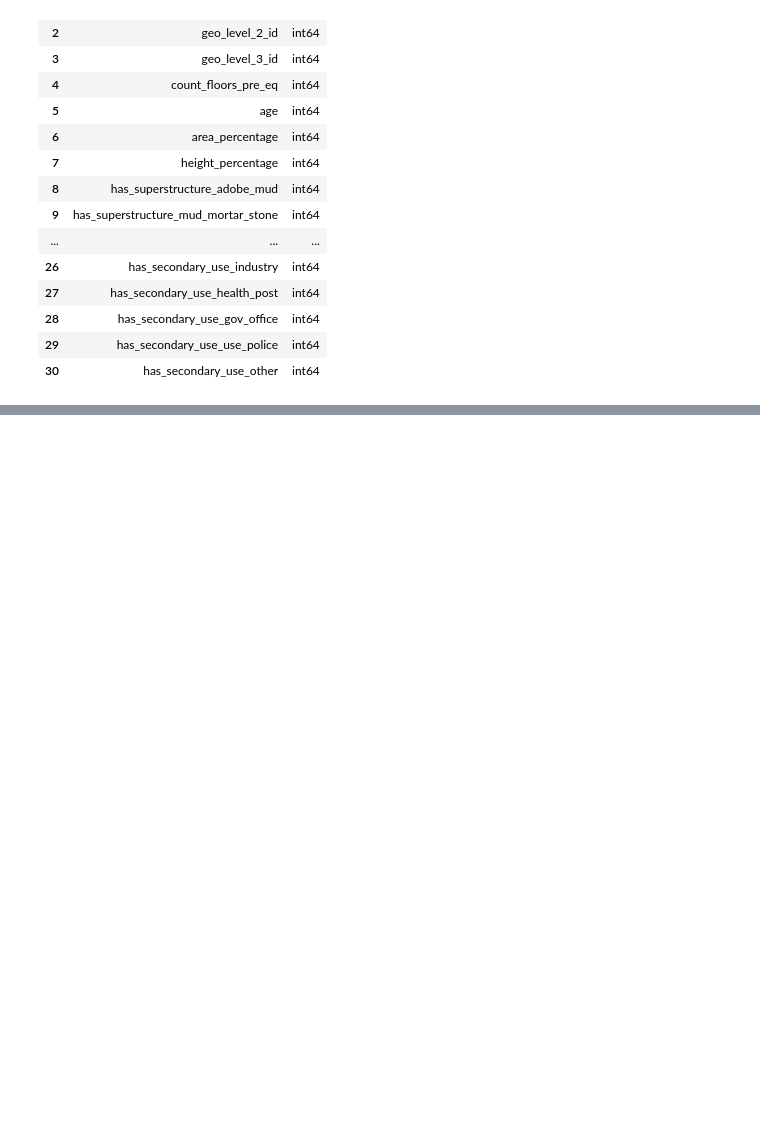
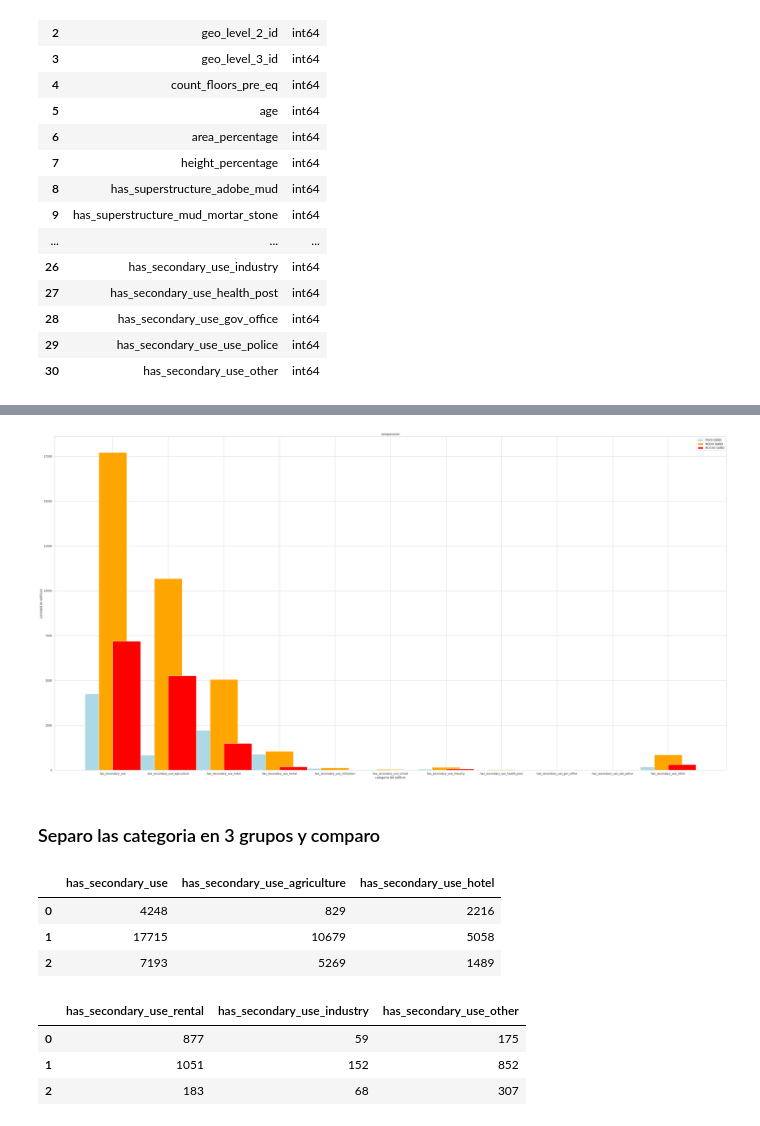
Before and after one commit to Jose897/ARSAT, a Jupyter notebook: Parte_1_.ipynb, the cells around one changed output, grey strips where cells are left out. Cells and saved outputs as stored; diff of their text form; code cells hidden in the pictures; blank space fills up the shorter version.

Commit message:
feat: Comparación de las diferentes categorias de edificios y sus daños Colab

```diff
--- a/Parte_1_.ipynb
+++ b/Parte_1_.ipynb
@@ -213,0 +607,4 @@ acotar_valores.dtypes.reset_index()
+# %%
+#agrupo por daño y sumo colegio de columnas colegio
+df_grupo= df_achicar_columnas.groupby(['damage_grade']).sum().reset_index()
+df_grupo
@@ -213,0 +640,3 @@ acotar_valores.dtypes.reset_index()
+# %%
+df_grupo_edificios= df_grupo.iloc[:,[1,2,3,4,5,6,7,8,9,10,11]]
+df_grupo_edificios
@@ -213,0 +648,5 @@ acotar_valores.dtypes.reset_index()
+# %%
+#TODOS LOS USOS SECUNDARIOS
+
+df_edificios_totales= df_grupo_edificios.T.reset_index()
+df_edificios_totales
@@ -213,0 +666,3 @@ acotar_valores.dtypes.reset_index()
+# %%
+df_edificios_totales_renombre= df_edificios_totales.rename(columns={'index':'categoria',0:'1',1:'2',2:'3'})
+df_edificios_totales_renombre
@@ -213,0 +682,33 @@ acotar_valores.dtypes.reset_index()
+# %%
+#DIAGRAMA
+fig = plt.figure(figsize = (50,25))
+plt.bar(df_edificios_totales_renombre['categoria'],df_edificios_totales_renombre['1'], label= 'POCO DAÑO',width=-0.5,align='edge', color='lightblue')
+plt.bar(df_edificios_totales_renombre['categoria'],df_edificios_totales_renombre['2'], label= 'MEDIO DAÑO',width=0.5,align='center', color='orange')
+plt.bar(df_edificios_totales_renombre['categoria'],df_edificios_totales_renombre['3'], label= 'MUCHO DAÑO',width=0.5,align='edge', color='red')
+
+plt.title('comparacion')
+
+plt.ylabel('cantidad de edificios')
+plt.xlabel('categoria del edificio')
+plt.legend()
+plt.show()
+# %% [output]
+[figure, added]
+# %% [markdown]
+### Separo las categoria en 3 grupos y comparo
+# %%
+df_muchos_edificios= df_grupo.iloc[:,[1,2,3]]
+df_muchos_edificios
+# %% [output]
+|  | has_secondary_use | has_secondary_use_agriculture | has_secondary_use_hotel |
+| 0 | 4248 | 829 | 2216 |
+| 1 | 17715 | 10679 | 5058 |
+| 2 | 7193 | 5269 | 1489 |
+# %%
+df_medio_edificios= df_grupo.iloc[:,[4,7,11]]
+df_medio_edificios
+# %% [output]
+|  | has_secondary_use_rental | has_secondary_use_industry | has_secondary_use_other |
+| 0 | 877 | 59 | 175 |
+| 1 | 1051 | 152 | 852 |
+| 2 | 183 | 68 | 307 |
```
Also changed, not shown: parts of 42 cells of this notebook.
